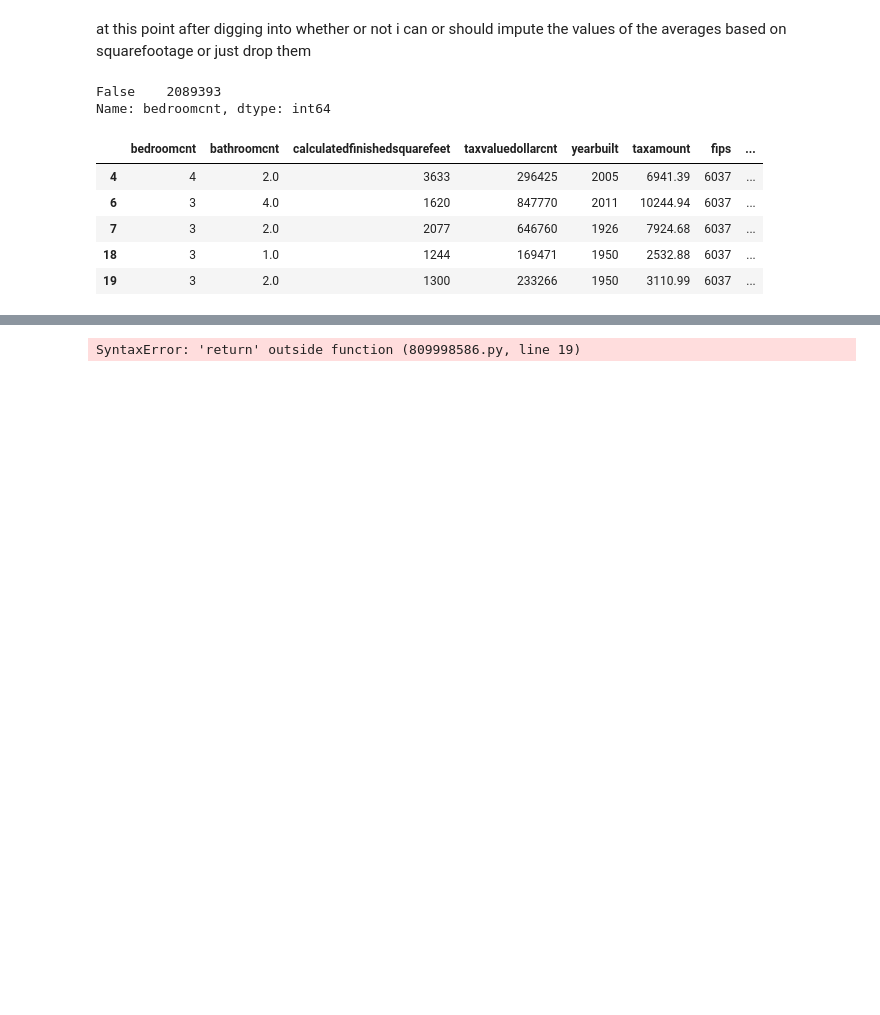
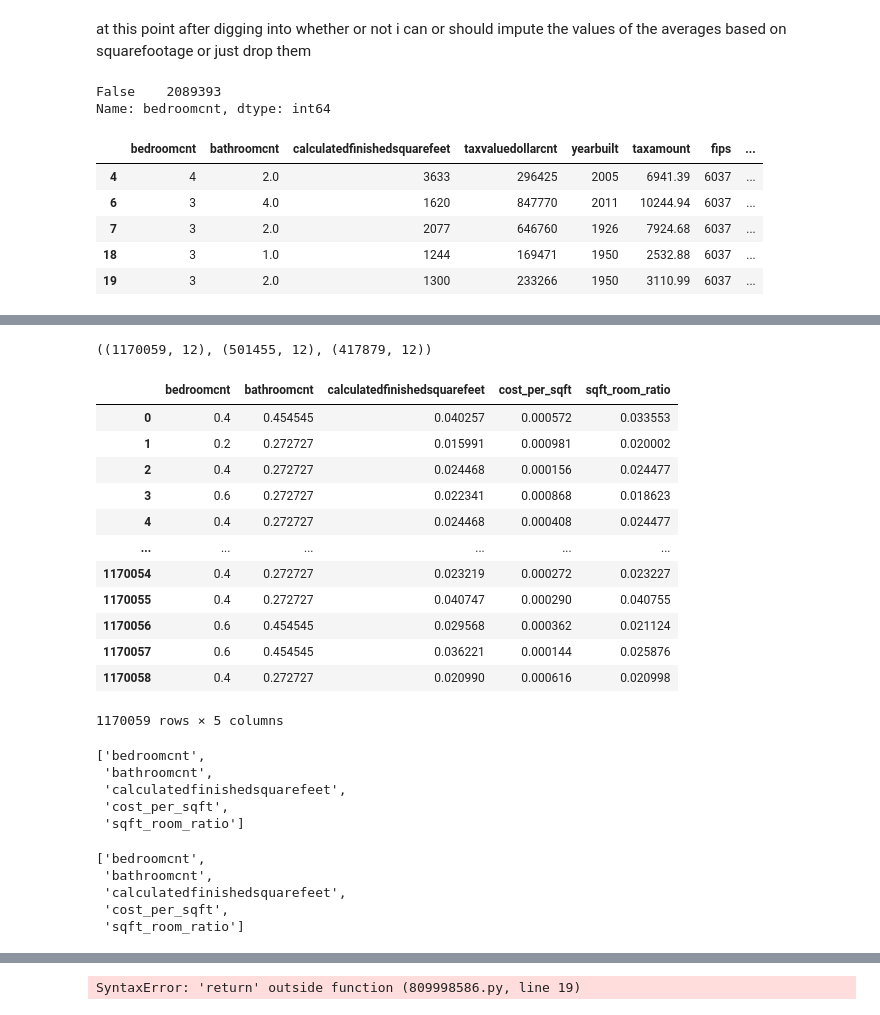
Before and after one commit to tim-keriazes/regression_exercises, a Jupyter notebook: regression_modeling.ipynb, the cells around one changed output, grey strips where cells are left out. Cells and saved outputs as stored; diff of their text form; code cells hidden in the pictures; blank space fills up the shorter version.

```diff
--- a/regression_modeling.ipynb
+++ b/regression_modeling.ipynb
@@ -203,0 +234,20 @@ df.head()
+# %%
+train.shape, validate.shape, test.shape
+# %% [output]
+((1170059, 12), (501455, 12), (417879, 12))
+# %%
+X_train_scaled
+# %% [output]
+|  | bedroomcnt | bathroomcnt | calculatedfinishedsquarefeet | cost_per_sqft | sqft_room_ratio |
+| 0 | 0.4 | 0.454545 | 0.040257 | 0.000572 | 0.033553 |
+| 1 | 0.2 | 0.272727 | 0.015991 | 0.000981 | 0.020002 |
+| 2 | 0.4 | 0.272727 | 0.024468 | 0.000156 | 0.024477 |
+| 3 | 0.6 | 0.272727 | 0.022341 | 0.000868 | 0.018623 |
+| 4 | 0.4 | 0.272727 | 0.024468 | 0.000408 | 0.024477 |
+| ... | ... | ... | ... | ... | ... |
+| 1170054 | 0.4 | 0.272727 | 0.023219 | 0.000272 | 0.023227 |
+| 1170055 | 0.4 | 0.272727 | 0.040747 | 0.000290 | 0.040755 |
+| 1170056 | 0.6 | 0.454545 | 0.029568 | 0.000362 | 0.021124 |
+| 1170057 | 0.6 | 0.454545 | 0.036221 | 0.000144 | 0.025876 |
+| 1170058 | 0.4 | 0.272727 | 0.020990 | 0.000616 | 0.020998 |
+1170059 rows × 5 columns
@@ -203,0 +272,8 @@ df.head()
+# %%
+f_feature
+# %% [output]
+['bedroomcnt',
+ 'bathroomcnt',
+ 'calculatedfinishedsquarefeet',
+ 'cost_per_sqft',
+ 'sqft_room_ratio']
@@ -203,0 +295,8 @@ df.head()
+# %%
+rfe_feature
+# %% [output]
+['bedroomcnt',
+ 'bathroomcnt',
+ 'calculatedfinishedsquarefeet',
+ 'cost_per_sqft',
+ 'sqft_room_ratio']
```
Also changed, not shown: parts of 71 cells of this notebook.
